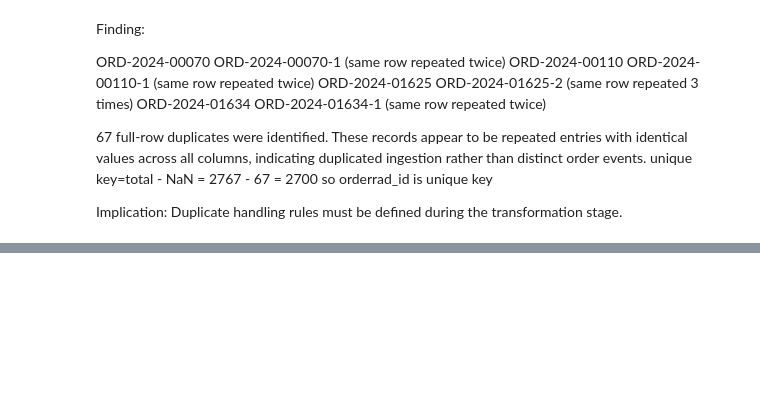
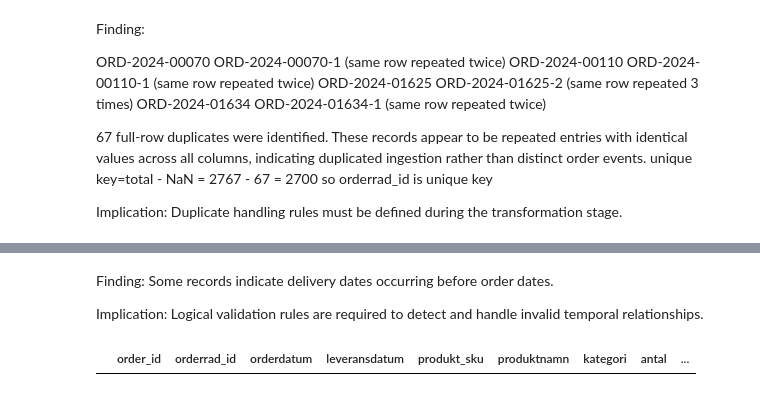
Before and after one commit to zinahalqeji/nordtech_etl_project, a Jupyter notebook: notebooks/01_eda.ipynb, the cells around one changed output, grey strips where cells are left out. Cells and saved outputs as stored; diff of their text form; code cells hidden in the pictures; blank space fills up the shorter version.

```diff
--- a/notebooks/01_eda.ipynb
+++ b/notebooks/01_eda.ipynb
@@ -372,0 +375,19 @@ np.int64(0)
+# %% [markdown]
+Finding:
+Some records indicate delivery dates occurring before order dates.
+
+Implication:
+Logical validation rules are required to detect and handle invalid temporal relationships.
+# %%
+def fix_reversed_dates(df: pd.DataFrame) -> pd.DataFrame:
+    df_cleaned=df.copy()
+    if "orderdatum" not in df.columns or "leveransdatum" not in df.columns:
+        return df_cleaned
+    mask = df_cleaned["leveransdatum"] < df_cleaned["orderdatum"]
+    df_cleaned.loc[mask, ["orderdatum", "leveransdatum"]] = df_cleaned.loc[ mask, ["leveransdatum", "orderdatum"] ].values
+    return df_cleaned
+
+df_clean=fix_reversed_dates(df)
+df_clean[df_clean["leveransdatum"] < df_clean["orderdatum"]]
+# %% [output]
+|  | order_id | orderrad_id | orderdatum | leveransdatum | produkt_sku | produktnamn | kategori | antal | ... |
```
Also changed, not shown: parts of 3 cells of this notebook, 1 other file.
